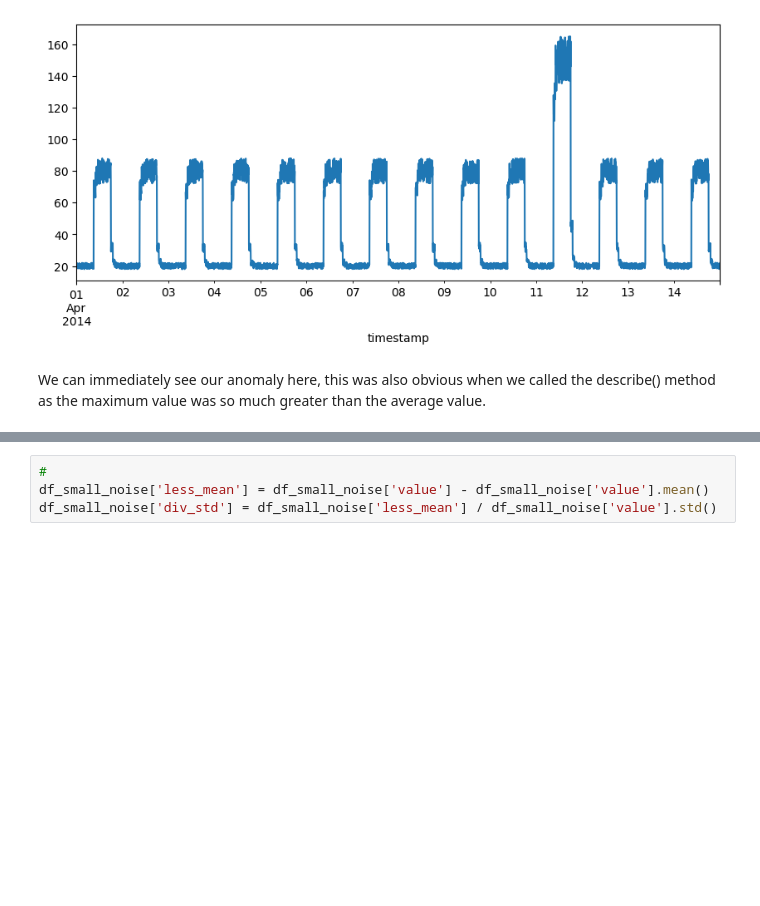
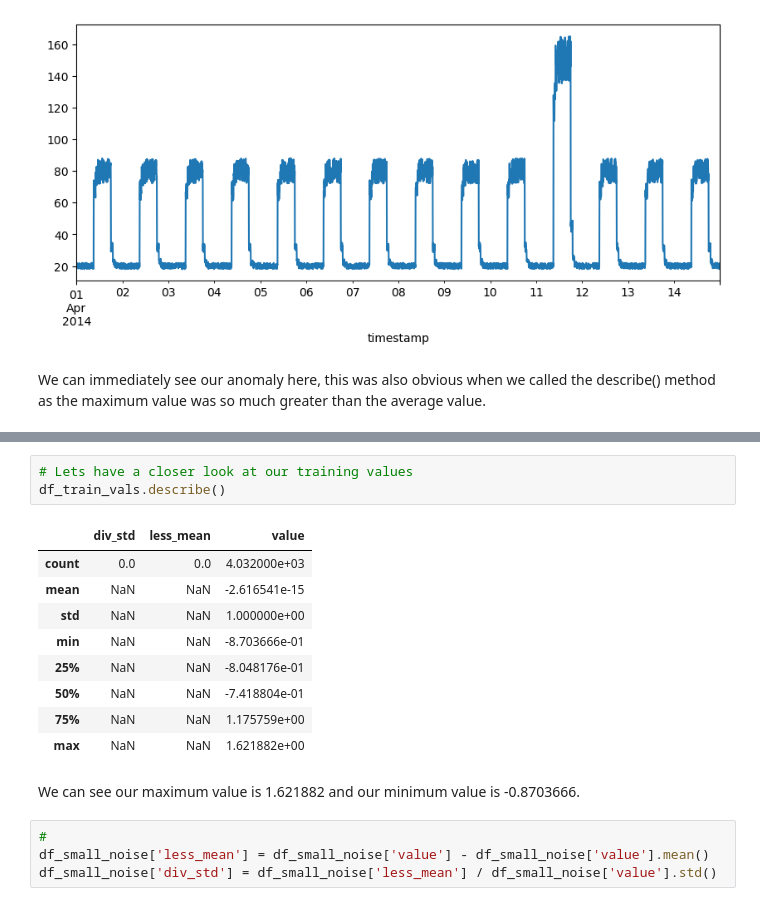
Before and after one commit to conor-mccaffrey/machstat-assessment, a Jupyter notebook: 05-evaluation.ipynb, the cells around one changed output, grey strips where cells are left out. Saved outputs shown, nothing was run; the diff lists cells and outputs as text; blank space fills up the shorter version.

```diff
--- a/05-evaluation.ipynb
+++ b/05-evaluation.ipynb
@@ -388,3 +399,18 @@ df_train_vals.head()
+# %%
+# Lets have a closer look at our training values
+df_train_vals.describe()
+# %% [output]
+|  | div_std | less_mean | value |
+| count | 0.0 | 0.0 | 4.032000e+03 |
+| mean | NaN | NaN | -2.616541e-15 |
+| std | NaN | NaN | 1.000000e+00 |
+| min | NaN | NaN | -8.703666e-01 |
+| 25% | NaN | NaN | -8.048176e-01 |
+| 50% | NaN | NaN | -7.418804e-01 |
+| 75% | NaN | NaN | 1.175759e+00 |
+| max | NaN | NaN | 1.621882e+00 |
+# %% [markdown]
+We can see our maximum value is 1.621882 and our minimum value is -0.8703666.
 # %%
 #
 df_small_noise['less_mean'] = df_small_noise['value'] - df_small_noise['value'].mean()
```
Also changed, not shown: parts of 43 cells of this notebook.
